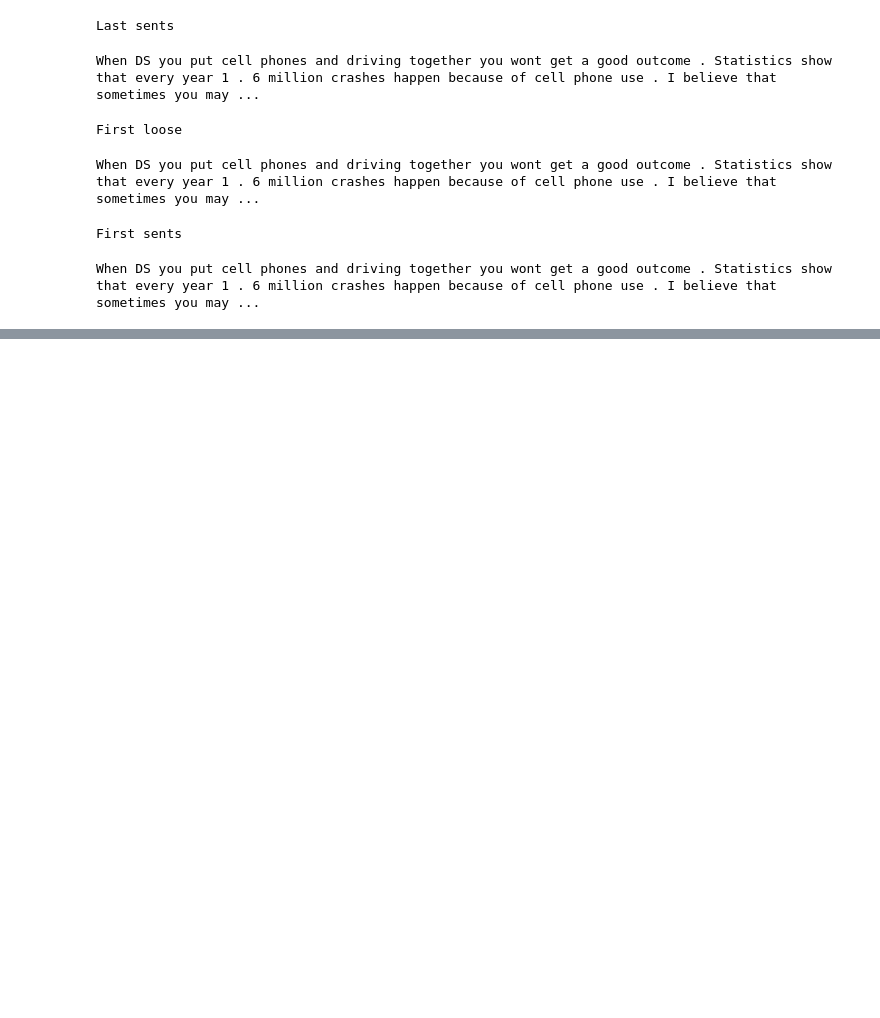
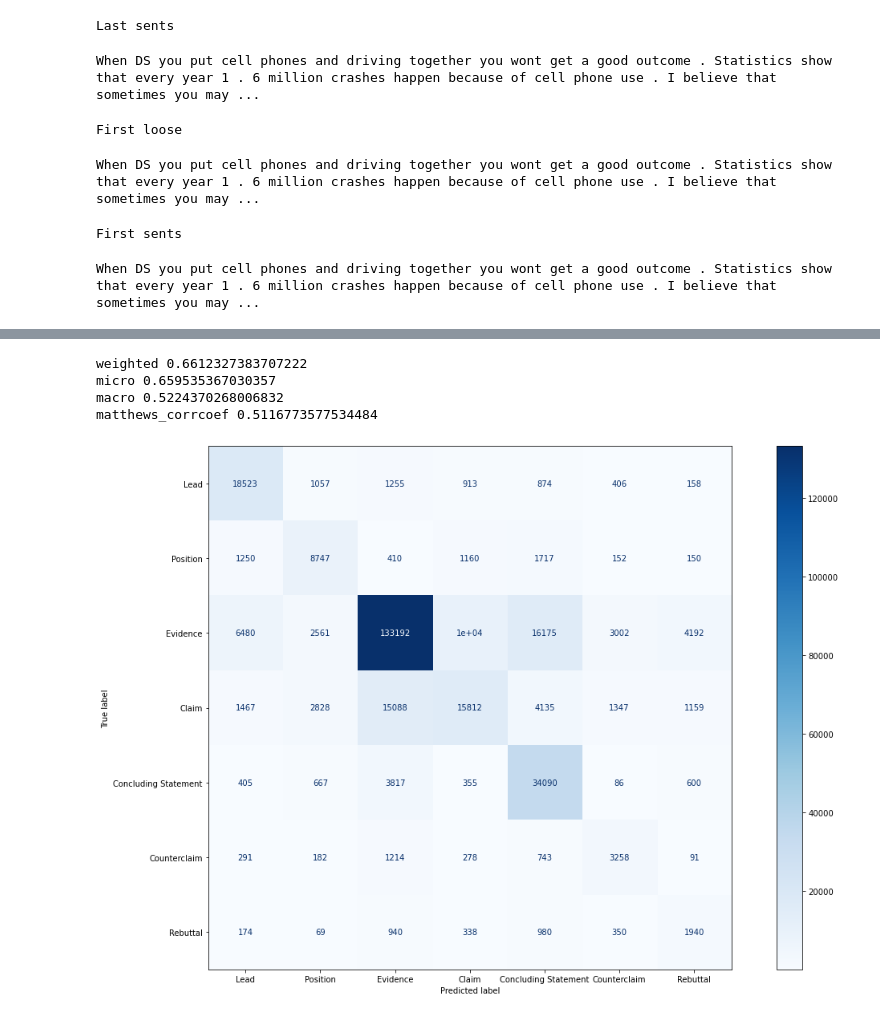
Before and after one commit to Vosloo/evaluating-student-writing, a Jupyter notebook: notebooks/NER/spacy/ner_manual_rules.ipynb, the cells around one changed output, grey strips where cells are left out. Cells and saved outputs as stored; diff of their text form; code cells hidden in the pictures; blank space fills up the shorter version.

```diff
--- a/notebooks/NER/spacy/ner_manual_rules.ipynb
+++ b/notebooks/NER/spacy/ner_manual_rules.ipynb
@@ -553,0 +882,8 @@ for text in loader.iterate(purify_discourses=True, purify_text=True, verbose=Tru
+# %%
+calc_score_for_test(predicted_examples, ids, False, False, True)
+# %% [output]
+weighted 0.6612327383707222
+micro 0.659535367030357
+macro 0.5224370268006832
+matthews_corrcoef 0.5116773577534484
+[figure, added]
```
Also changed, not shown: parts of 42 cells of this notebook.
